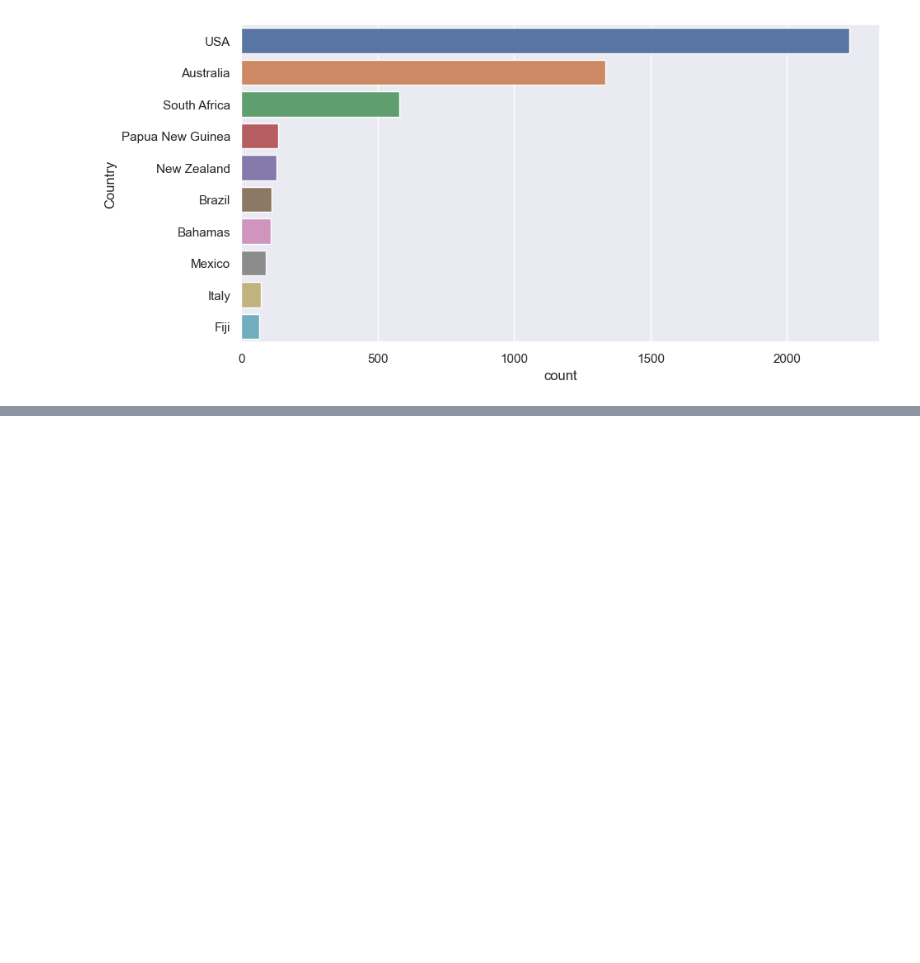
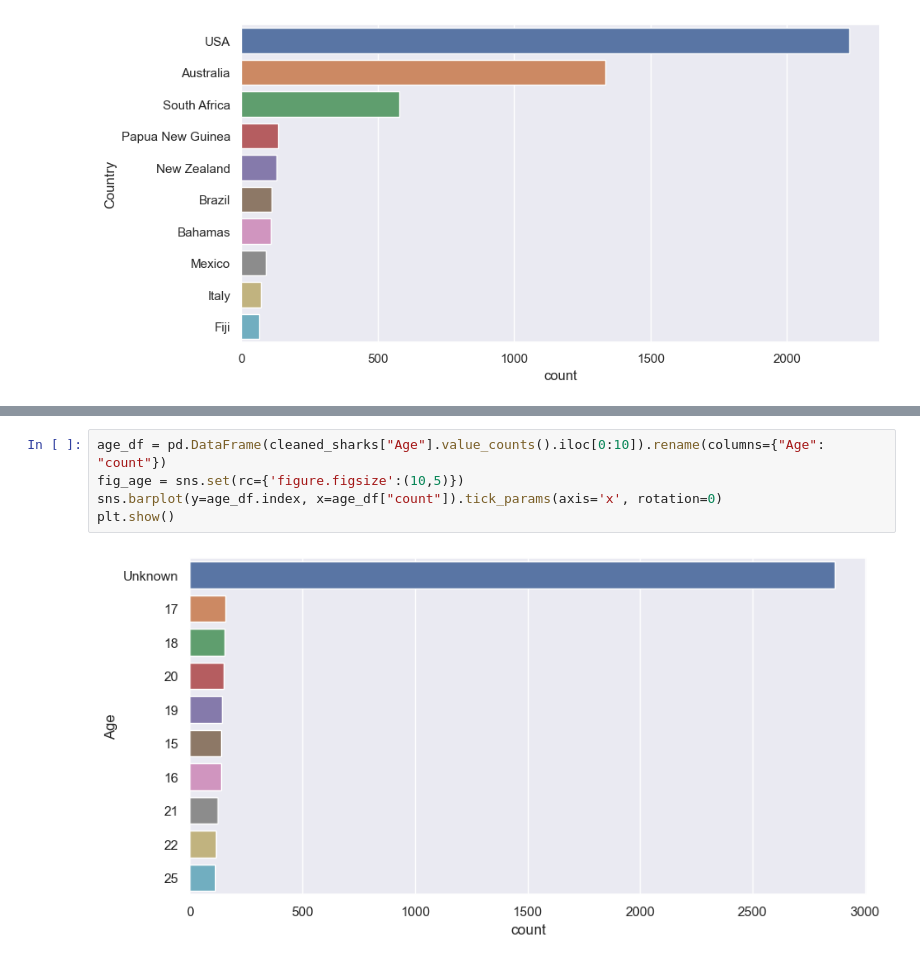
Before and after one commit to carolinariveraa/-CarolinaRivera-Sharks-, a Jupyter notebook: Notebook/Bonus.ipynb, the cells around one changed output, grey strips where cells are left out. Drawn from its saved outputs; the diff is of its cells as text; blank space fills up the shorter version.

```diff
--- a/Notebook/Bonus.ipynb
+++ b/Notebook/Bonus.ipynb
@@ -99,0 +98,7 @@ The seaborn styles shipped by Matplotlib are deprecated since 3.6, as they no lo
+# %%
+age_df = pd.DataFrame(cleaned_sharks["Age"].value_counts().iloc[0:10]).rename(columns={"Age": "count"})
+fig_age = sns.set(rc={'figure.figsize':(10,5)})
+sns.barplot(y=age_df.index, x=age_df["count"]).tick_params(axis='x', rotation=0)
+plt.show()
+# %% [output]
+[figure, added]
```
Also changed, not shown: parts of 15 cells of this notebook.
